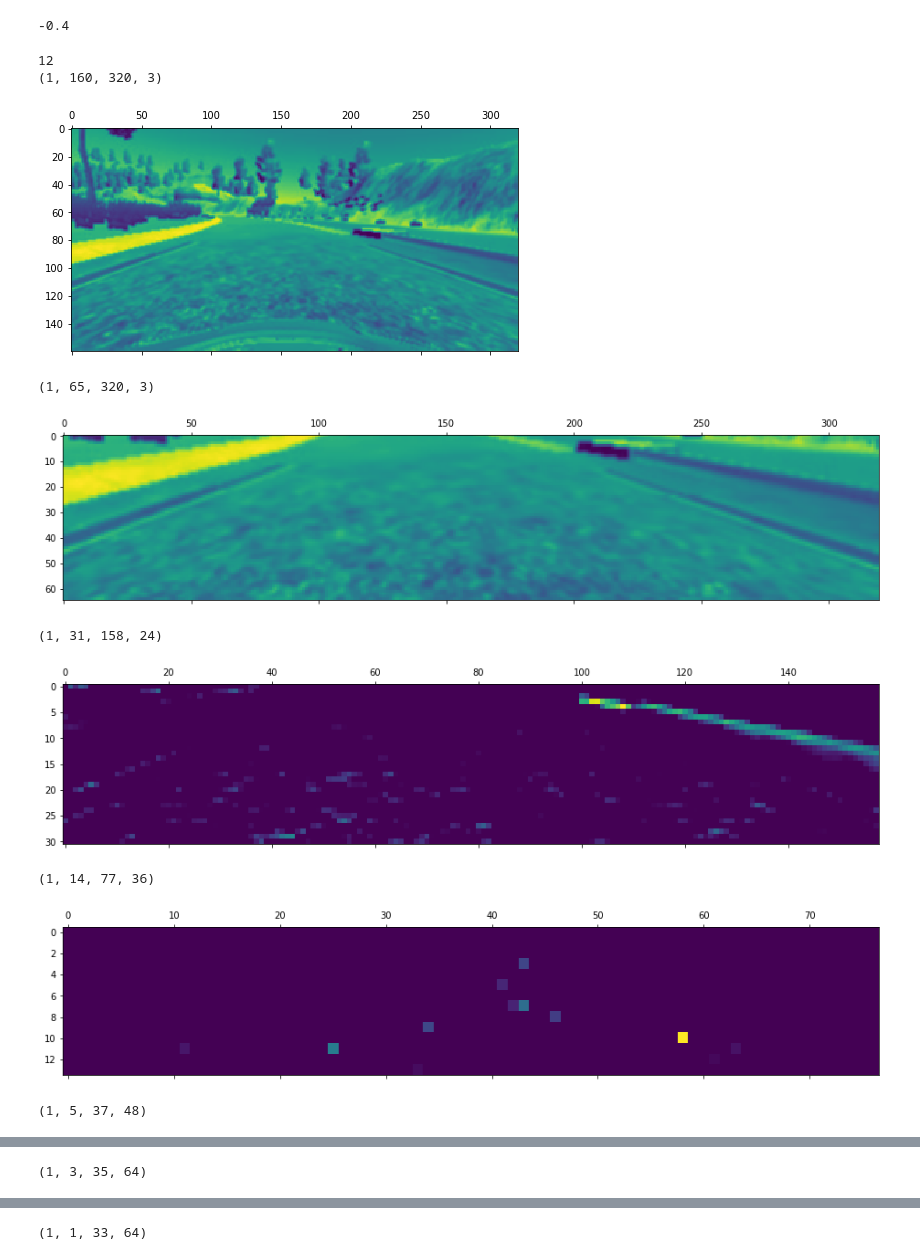
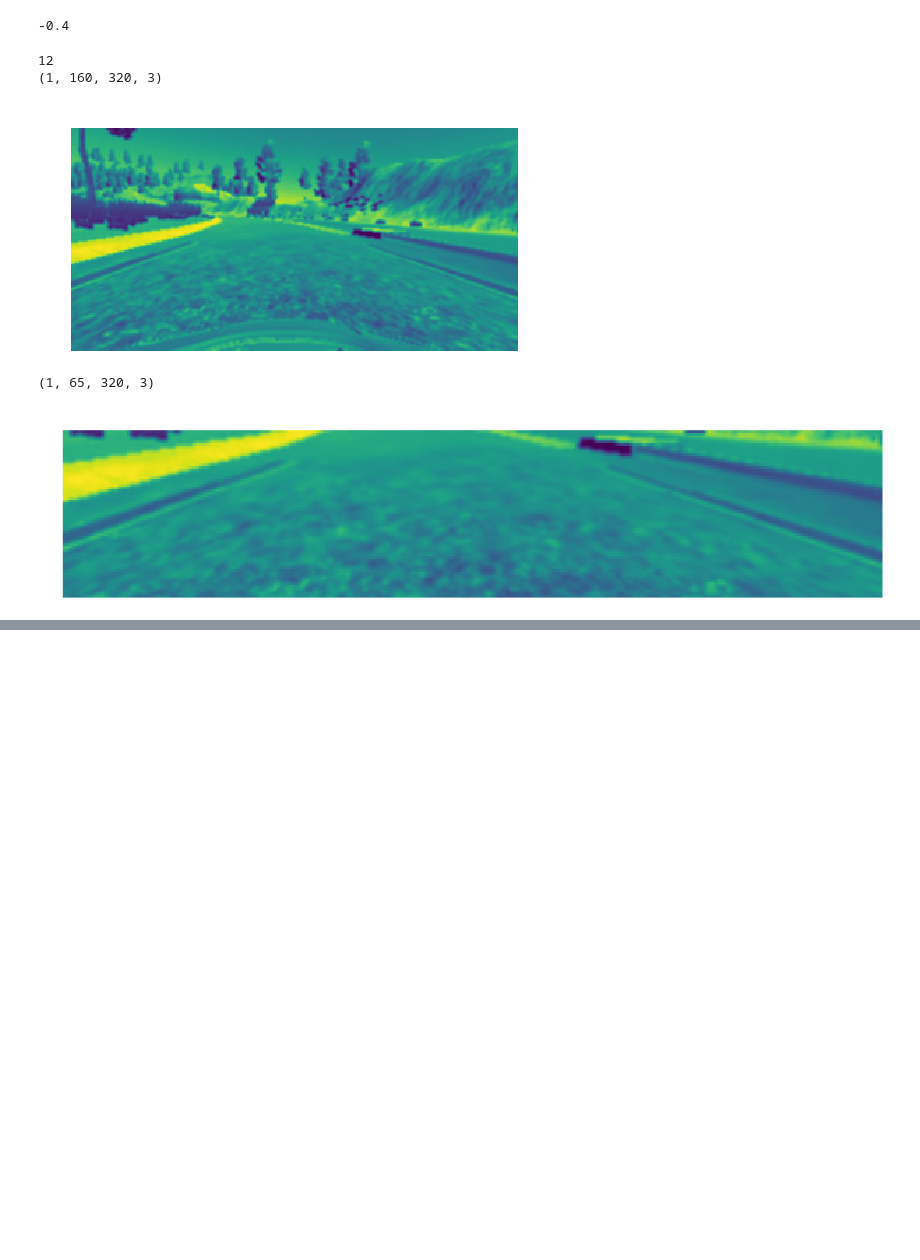
Before and after one commit to bessszilard/Udacity-Self-Driving-Car-Engineer-Nanodegree-Program, a Jupyter notebook: Project-4-Behavioral-Cloning/Behavioral_cloning_CNN.ipynb, the cells around one changed output, grey strips where cells are left out. Cells and saved outputs as stored; diff of their text form; code cells hidden in the pictures; blank space fills up the shorter version.

Commit message:
Project 4: Plotting multiple activated constitutional layer

```diff
--- a/Project-4-Behavioral-Cloning/Behavioral_cloning_CNN.ipynb
+++ b/Project-4-Behavioral-Cloning/Behavioral_cloning_CNN.ipynb
@@ -264,19 +279,32 @@ steering_angle = float(model.predict(image_array[None, :, :, :], batch_size=1))
 # %%
 activations = activation_model.predict(image_array[None, :, :, :], batch_size=1) # Returns a list of five Numpy arrays: one array per layer activation
 print(len(activations))
-for i in range(7):
-    first_layer_activation = activations[i]
-    print(first_layer_activation.shape)
-    plt.matshow(first_layer_activation[0, :, :, 0], cmap='viridis')
-    plt.show()
+
+layer_numb = 0
+# lambda_1 (Lambda)            (None, 160, 320, 3)       0
+current_activation = activations[layer_numb]
+print(current_activation.shape)
+plt.matshow(current_activation[0, :, :, 0], cmap='viridis')
+plt.axis('off')
+
+file_name = "layer" + str(layer_numb) + ".png"
+plt.savefig(file_name, dpi=300)
+files.download(file_name)
+
+plt.show()
+layer_numb += 1
+
+# cropping2d_1 (Cropping2D)    (None, 65, 320, 3)        0
+current_activation = activations[layer_numb]
+print(current_activation.shape)
+plt.matshow(current_activation[0, :, :, 0], cmap='viridis')
+plt.axis('off')
+
+plt.show()
+layer_numb += 1
 # %% [output]
 12
 (1, 160, 320, 3)
-[figure, old version]
+[figure, new version]
 (1, 65, 320, 3)
-[figure, old version]
+[figure, new version]
-(1, 31, 158, 24)
-[figure, removed]
-(1, 14, 77, 36)
-[figure, removed]
-(1, 5, 37, 48)
@@ -284 +310,0 @@ for i in range(7):
-(1, 3, 35, 64)
@@ -286 +310,0 @@ for i in range(7):
-(1, 1, 33, 64)
```
Also changed, not shown: parts of 4 cells of this notebook.
